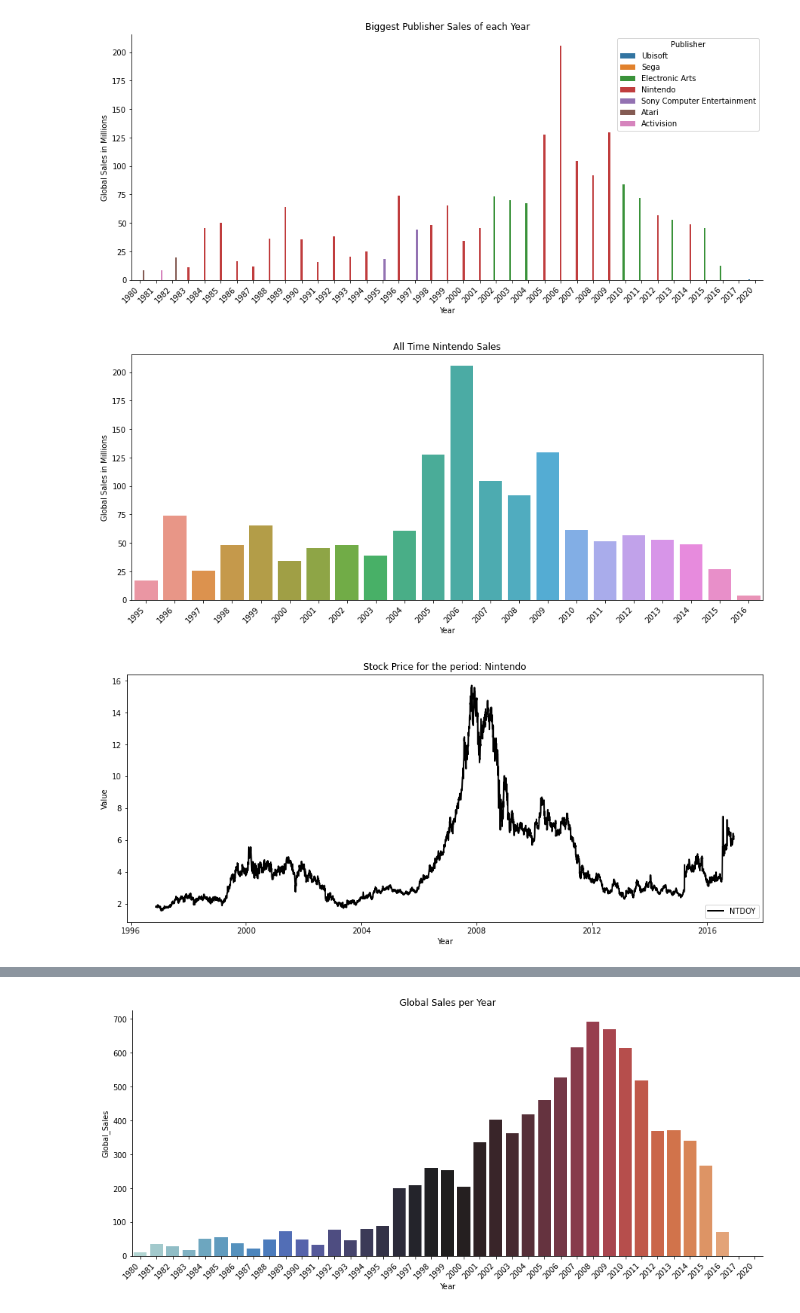
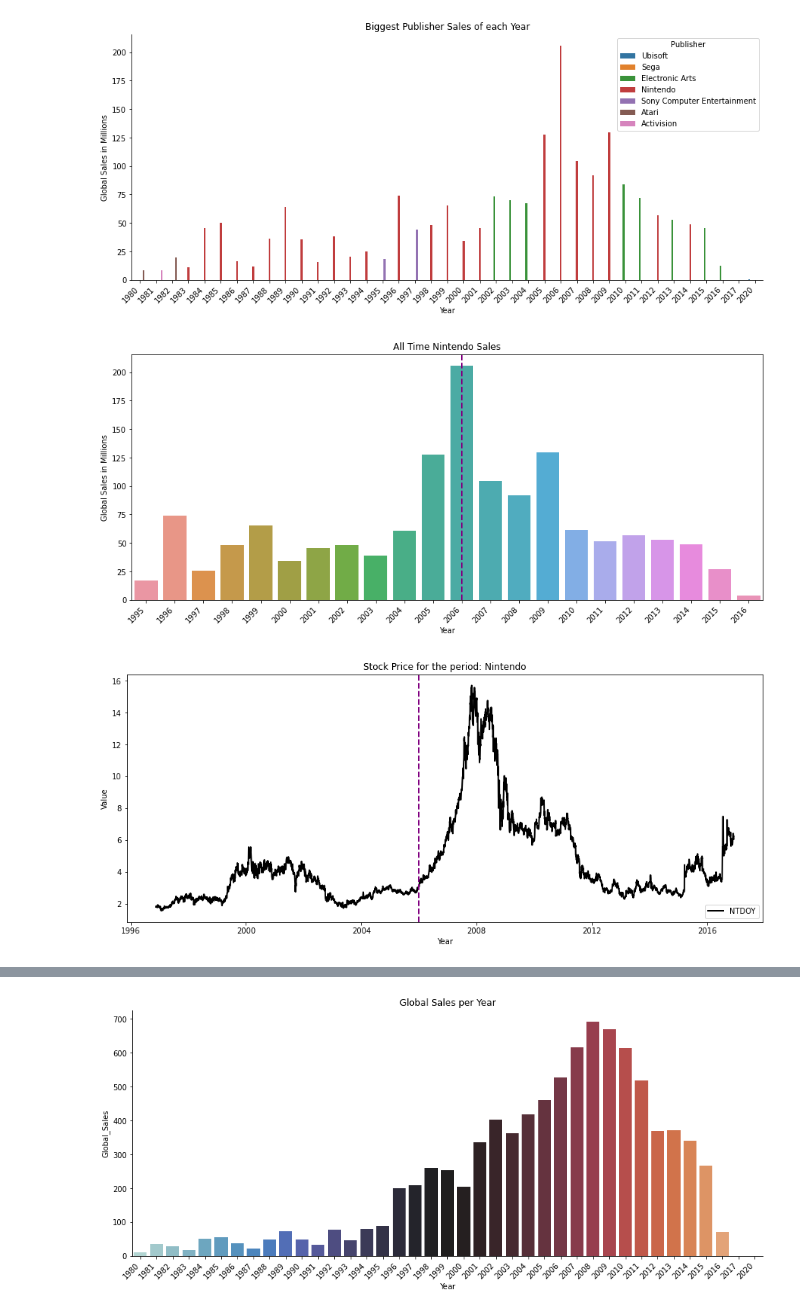
Before and after one commit to lgbongiolo/Video-Game-Sales, a Jupyter notebook: Video Games Sales .ipynb, the cells around one changed output, grey strips where cells are left out. Drawn from its saved outputs; the diff is of its cells as text; code cells hidden in the pictures.

```diff
--- a/Video Games Sales .ipynb
+++ b/Video Games Sales .ipynb
@@ -487,33 +487,34 @@ nintendo_year = df.groupby(["Publisher","Year"]).agg({'Global_Sales':'sum'}).res
 nintendo_year = nintendo_year.loc[nintendo_year["Publisher"] == publisher]
 
 nintendo_year
 
 
 dx=plt.figure(figsize=(15,6))
 sns.barplot(x="Year",y="Global_Sales", data=nintendo_year[12:], ci=None)
 plt.ylabel("Global Sales in Millions")
 plt.xticks(rotation=45, horizontalalignment='right')
 plt.title("All Time " + publisher + " Sales")
-
+plt.axvline( x = 11, color='purple', linestyle = "--", lw = 2)
 
 #Adding the Stock Chart
 import pandas_datareader as pdr
 
 ticker = "NTDOY"
 start = "1996-01-12"
 end = "2016-12-01"
 stock = pdr.get_data_yahoo(ticker, start, end)
 stock.drop(["Volume", "Adj Close"], axis=1, inplace=True)
 
 plt.figure(figsize=(15,6))
 plt.plot(stock["Close"], label = ticker, linewidth = 2, color = "black")
 plt.title("Stock Price for the period: "+ publisher)
 plt.xlabel("Year")
 plt.ylabel("Value")
+plt.axvline( x = "2006-01-01", color='purple', linestyle = "--", lw = 2)
 
 plt.legend(loc = "lower right")
 setup = dict(size = 14, color = "black")
 plt.show()
 # %% [output]
-[figure, old version]
+[figure, new version]
-[figure, old version]
+[figure, new version]
```
Also changed, not shown: parts of 24 cells of this notebook.
